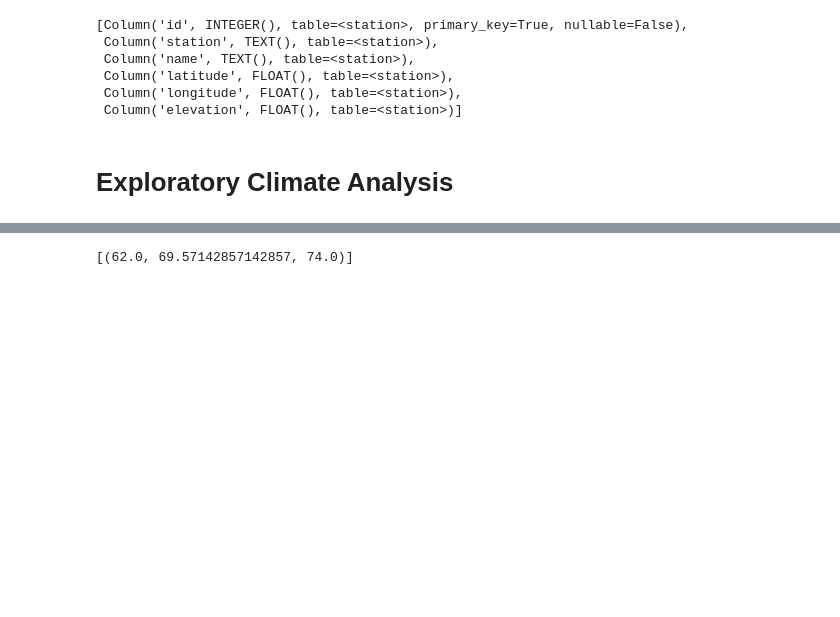
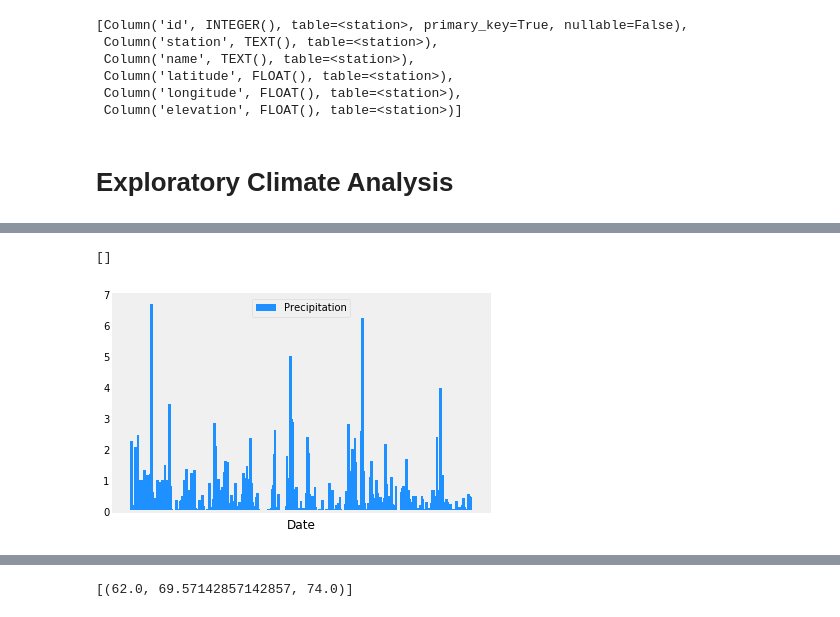
Before and after one commit to jteickholt/sqlalchemy-challenge, a Jupyter notebook: climate_starter.ipynb, the cells around one changed output, grey strips where cells are left out. Drawn from its saved outputs; the diff is of its cells as text; code cells hidden in the pictures; blank space fills up the shorter version.

```diff
--- a/climate_starter.ipynb
+++ b/climate_starter.ipynb
@@ -105,2 +100,19 @@ precip_df.head(25)
+# %%
+# Use Pandas Plotting with Matplotlib to plot the data
+
+fig, ax=plt.subplots()
+
+Precip=precip_df['Precipitation']
+Date=precip_df.index
+
+
+ax.bar(x=Date,height=Precip, color='dodgerblue', width=3, label='Precipitation')
+ax.grid()
+ax.legend(loc='upper center')
+ax.set_xlabel('Date')
+ax.set_xticklabels([])
+# %% [output]
+[]
+[figure, added]
 # %%
 # Use Pandas to calcualte the summary statistics for the precipitation data
```
Also changed, not shown: parts of 13 cells of this notebook.
